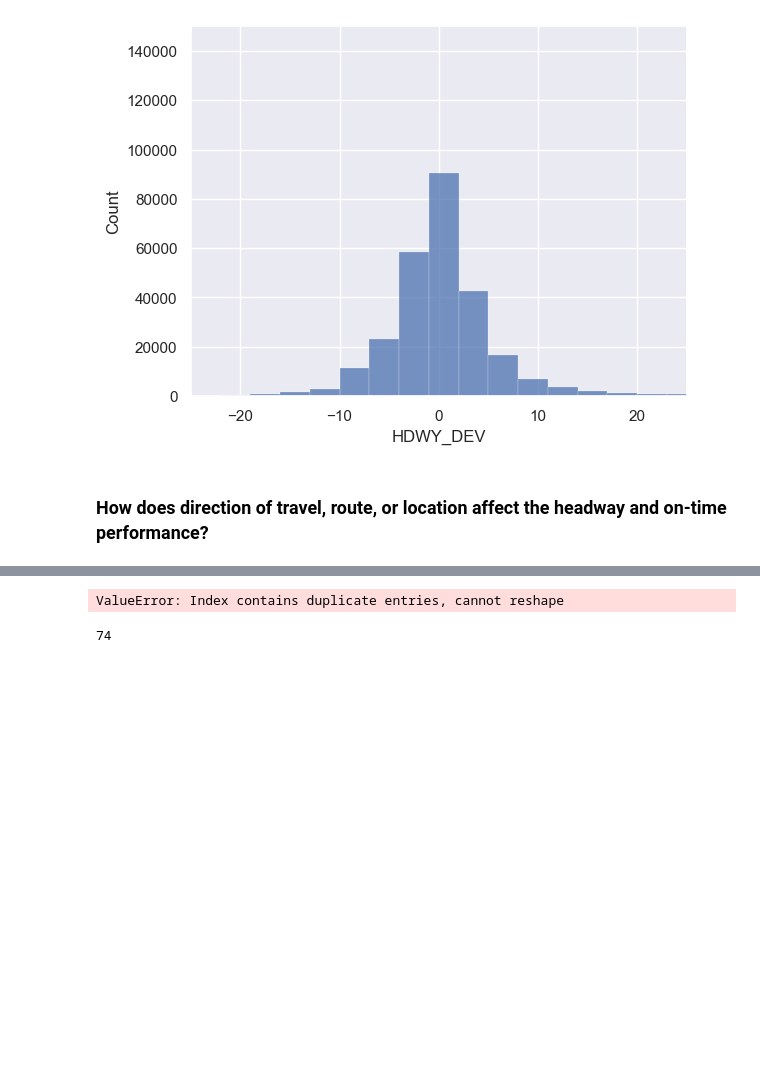
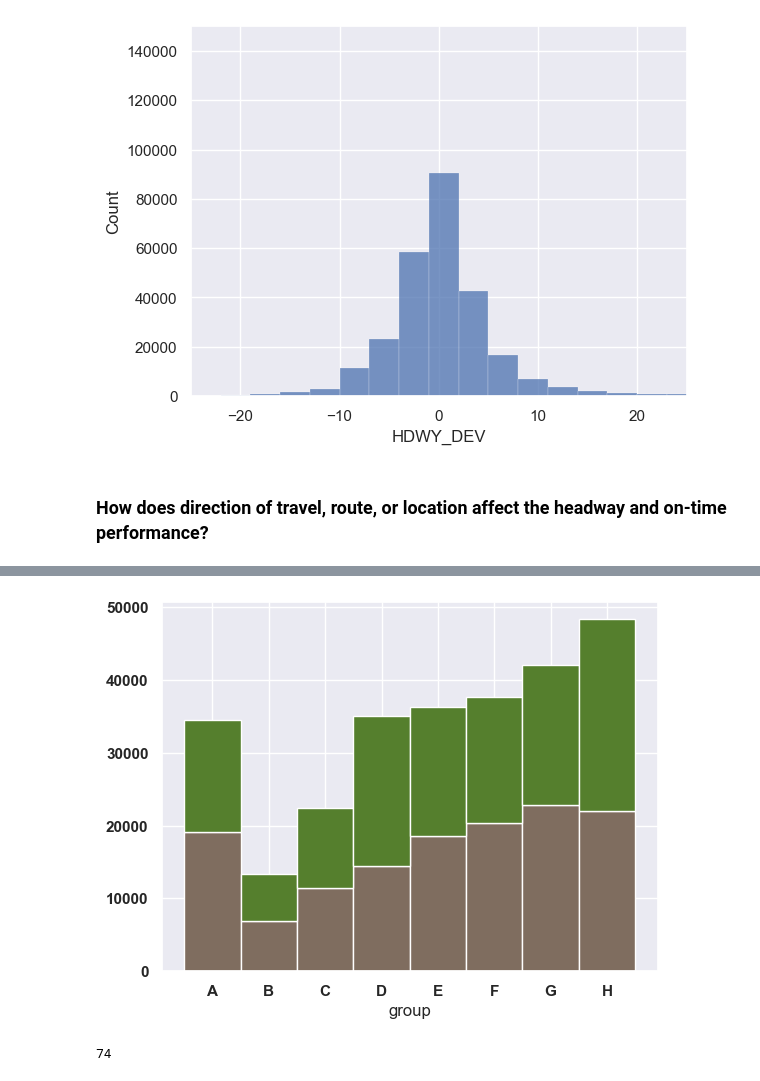
Before and after one commit to NSS-Data-Analytics-Cohort-11/wego-new-california-republic, a Jupyter notebook: notebooks/WeGo Data Introduction.ipynb, the cells around one changed output, grey strips where cells are left out. Cells and saved outputs as stored; diff of their text form; code cells hidden in the pictures; blank space fills up the shorter version.

```diff
--- a/notebooks/WeGo Data Introduction.ipynb
+++ b/notebooks/WeGo Data Introduction.ipynb
@@ -329,0 +343,10 @@ wego[['ROUTE_ABBR', 'ADJUSTED_ONTIME_COUNT']].groupby(['ROUTE_ABBR'])['ADJUSTED_
+# %%
+#create for loop that itterates over rows to determine percentage of each variable's count over total trips
+percentage = []
+for index, row in x.iterrows():
+    route_total = filter_by_route(x['ROUTE_ABBR'][index])
+    perc = round((x['count'][index]/route_total*100),2)
+    percentage.append(perc)
+
+x['percentage'] = percentage
+x
@@ -330,50 +397,49 @@ wego[['ROUTE_ABBR', 'ADJUSTED_ONTIME_COUNT']].groupby(['ROUTE_ABBR'])['ADJUSTED_
 # %%
-#Stacked barplot with to or from downtown as stakced variables, route number as categories,
+#Then add to or from downtown values for a stacked barchart approach (use only on-time counts):
+#Stacked barplot with to or from downtown as stacked variables, route number as categories,
 #adjusted on time count as data values
 
-#group by route abbreviation, show adjusted on time counts
-
-wego.groupby(['ROUTE_ABBR']).sort_values(by='ADJUSTED_ONTIME_COUNT')
+#x axis = ROUTE_ABBR, y-axis = ontime_count, stacked variables = ROUTE_DIRECTION_NAME,
 
 # libraries
 import numpy as np
 import matplotlib.pyplot as plt
 from matplotlib import rc
 import pandas as pd
 
-# y-axis in bold
+# set y-axis to bold
 rc('font', weight='bold')
 
 # Values of each group
-bars1 = [12, 28, 1, 8, 22]
-bars2 = [28, 7, 16, 4, 10]
-bars3 = [25, 3, 23, 25, 17]
+x2 = x[x['ROUTE_DIRECTION_NAME']=='TO DOWNTOWN']
+to_downtown = x2['ontime_count']
+x3 = x[x['ROUTE_DIRECTION_NAME']=='FROM DOWNTOWN']
+from_downtown = x3['ontime_count']
 
 # Heights of bars1 + bars2
-bars = np.add(bars1, bars2).tolist()
+bars = np.add(to_downtown, from_downtown).tolist()
 
 # The position of the bars on the x-axis
-r = [0,1,2,3,4]
+r = [0,1,2,3,4,5,6,7]
 
 # Names of group and bar width
-names = ['A','B','C','D','E']
+names = ['A','B','C','D','E','F','G','H']
 barWidth = 1
 
 # Create brown bars
-plt.bar(r, bars1, color='#7f6d5f', edgecolor='white', width=barWidth)
-# Create green bars (middle), on top of the first ones
-plt.bar(r, bars2, bottom=bars1, color='#557f2d', edgecolor='white', width=barWidth)
-# Create green bars (top)
-plt.bar(r, bars3, bottom=bars, color='#2d7f5e', edgecolor='white', width=barWidth)
+plt.bar(r, to_downtown, color='#7f6d5f', edgecolor='white', width=barWidth)
+# Create green bars (top), on top of the first ones
+plt.bar(r, from_downtown, bottom=to_downtown, color='#557f2d', edgecolor='white', width=barWidth)
+
 
 # Custom X axis
 plt.xticks(r, names, fontweight='bold')
 plt.xlabel("group")
 
 # Show graphic
 plt.show()
 # %% [output]
-ValueError: Index contains duplicate entries, cannot reshape
+[figure, added]
 # %%
 #adherence-by location
 wego['LATITUDE'].nunique()
```
Also changed, not shown: parts of 5 cells of this notebook, 2 other files.
